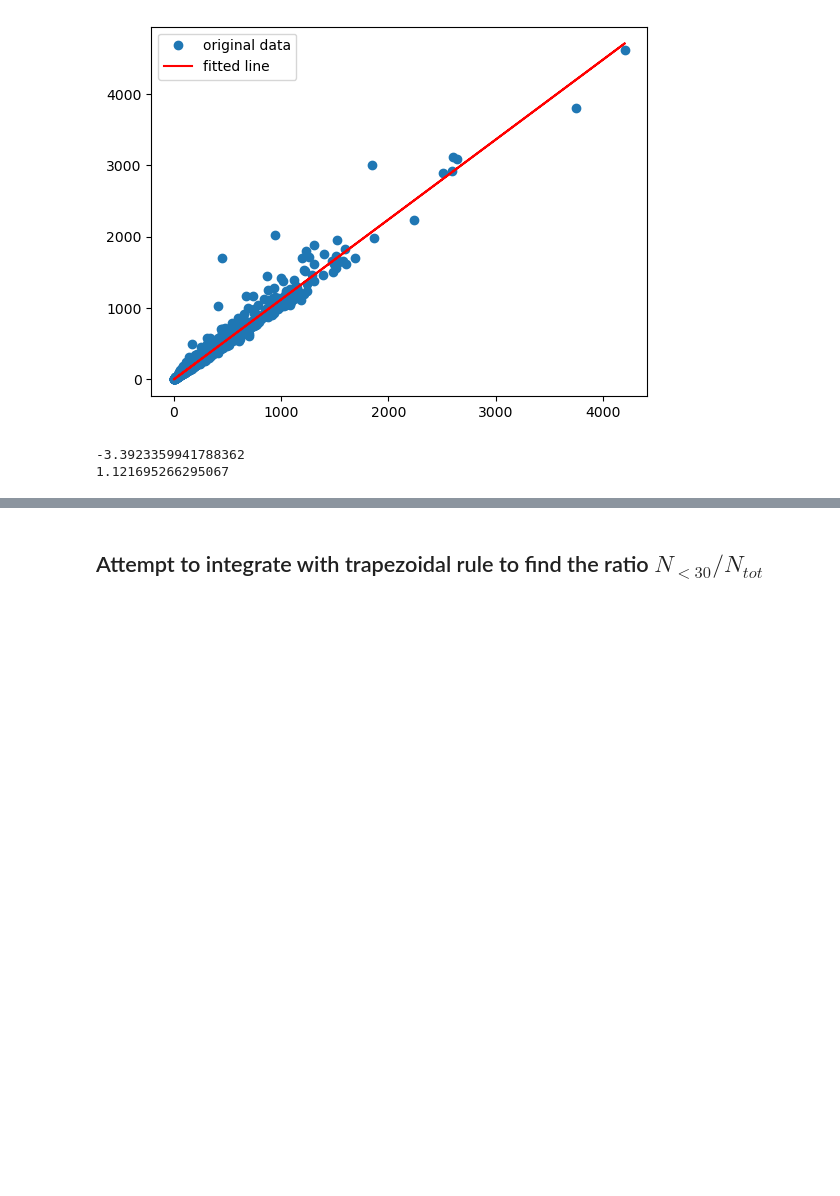
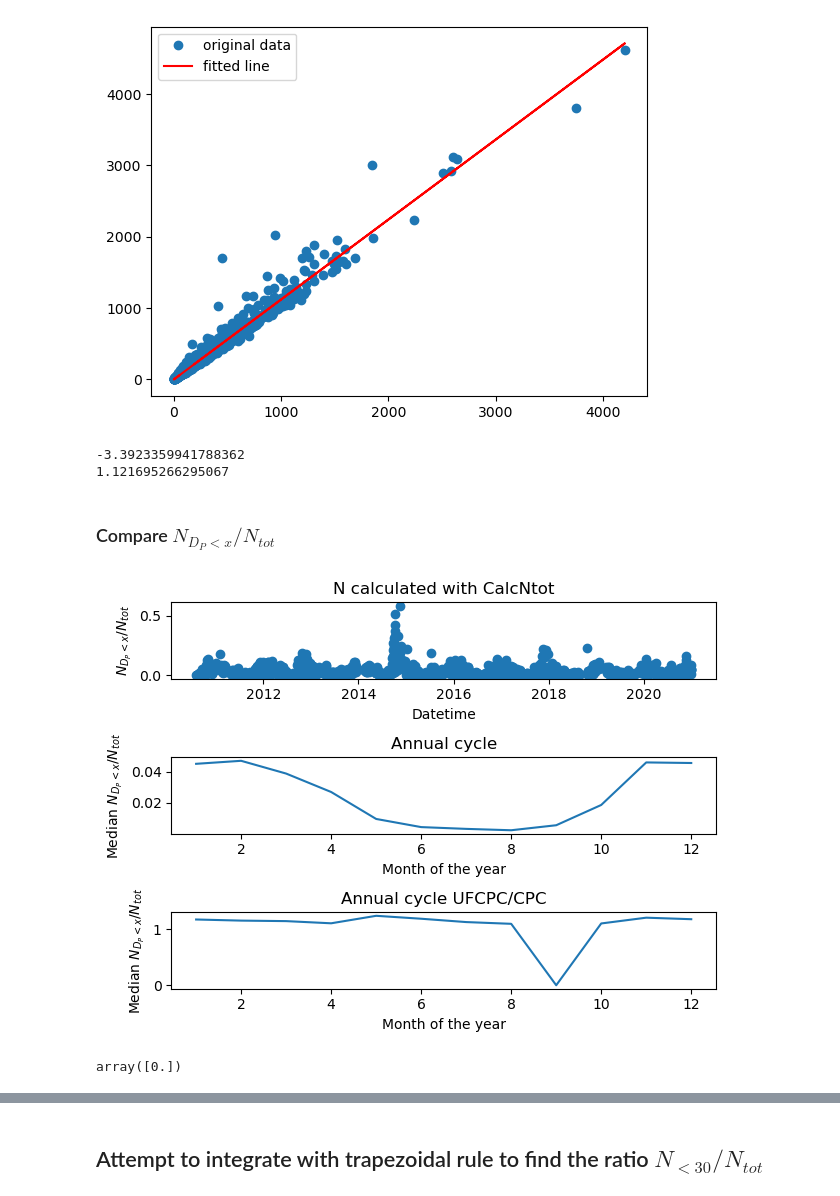
Before and after one commit to eScience-course/Tjaernoe2022-group3, a Jupyter notebook: notebooks/Load and analyze DMPS data.ipynb, the cells around one changed output, grey strips where cells are left out. Cells and saved outputs as stored; diff of their text form; code cells hidden in the pictures; blank space fills up the shorter version.

```diff
--- a/notebooks/Load and analyze DMPS data.ipynb
+++ b/notebooks/Load and analyze DMPS data.ipynb
@@ -329,0 +358,2 @@ ntot_trap_mean = 9999*np.ones((1,len(df_daily_2010_2020_mean)))
+# %% [markdown]
+### Compare $N_{D_P <x}/N_{tot}$
@@ -329,0 +363,45 @@ ntot_trap_mean = 9999*np.ones((1,len(df_daily_2010_2020_mean)))
+# %%
+threshold = 10
+
+bin_cols = get_bins(bin_col_names_2010_2020)
+#print(bin_cols)
+bin_cols = [float(x) for x in bin_cols]
+bin_cols = [x for x in bin_cols if x < threshold]
+#print(bin_cols)
+
+df_tmp = calcNtot(diameters[:len(bin_cols)+1], df_daily_2010_2020_median)
+
+# Plot Nx/Ntot
+NxNtot = df_tmp['NtotCalc'].values/df_tmp['Ntot'].values
+
+fig, axs = plt.subplots(3)
+
+axs[0].plot(df_tmp.index,NxNtot,'o')
+axs[0].set_xlabel('Datetime')
+axs[0].set_ylabel('$N_{D_P < x}/N_{tot}$')
+axs[0].set_title('N calculated with CalcNtot')
+
+df_tmp['NxNtot'] = df_tmp['NtotCalc']/df_tmp['Ntot']
+df_annual_cycle = df_tmp['NxNtot'].groupby(df_tmp.index.month).median()
+
+axs[1].plot(df_annual_cycle.index, df_annual_cycle.values)
+axs[1].set_xlabel('Month of the year')
+axs[1].set_ylabel('Median $N_{D_P < x}/N_{tot}$')
+axs[1].set_title('Annual cycle')
+
+df_tmp['ratio_CPCs'] = df_tmp['UFCPC']/df_tmp['CPC3010']
+df_annual_cycle_CPC = df_tmp['ratio_CPCs'].groupby(df_tmp.index.month).median()
+
+axs[2].plot(df_annual_cycle_CPC.index, df_annual_cycle_CPC.values)
+axs[2].set_xlabel('Month of the year')
+axs[2].set_ylabel('Median $N_{D_P < x}/N_{tot}$')
+axs[2].set_title('Annual cycle UFCPC/CPC')
+
+
+plt.tight_layout()
+# %% [output]
+[figure, added]
+# %%
+df_tmp['flag'].unique()
+# %% [output]
+array([0.])
```
Also changed, not shown: parts of 29 cells of this notebook.
